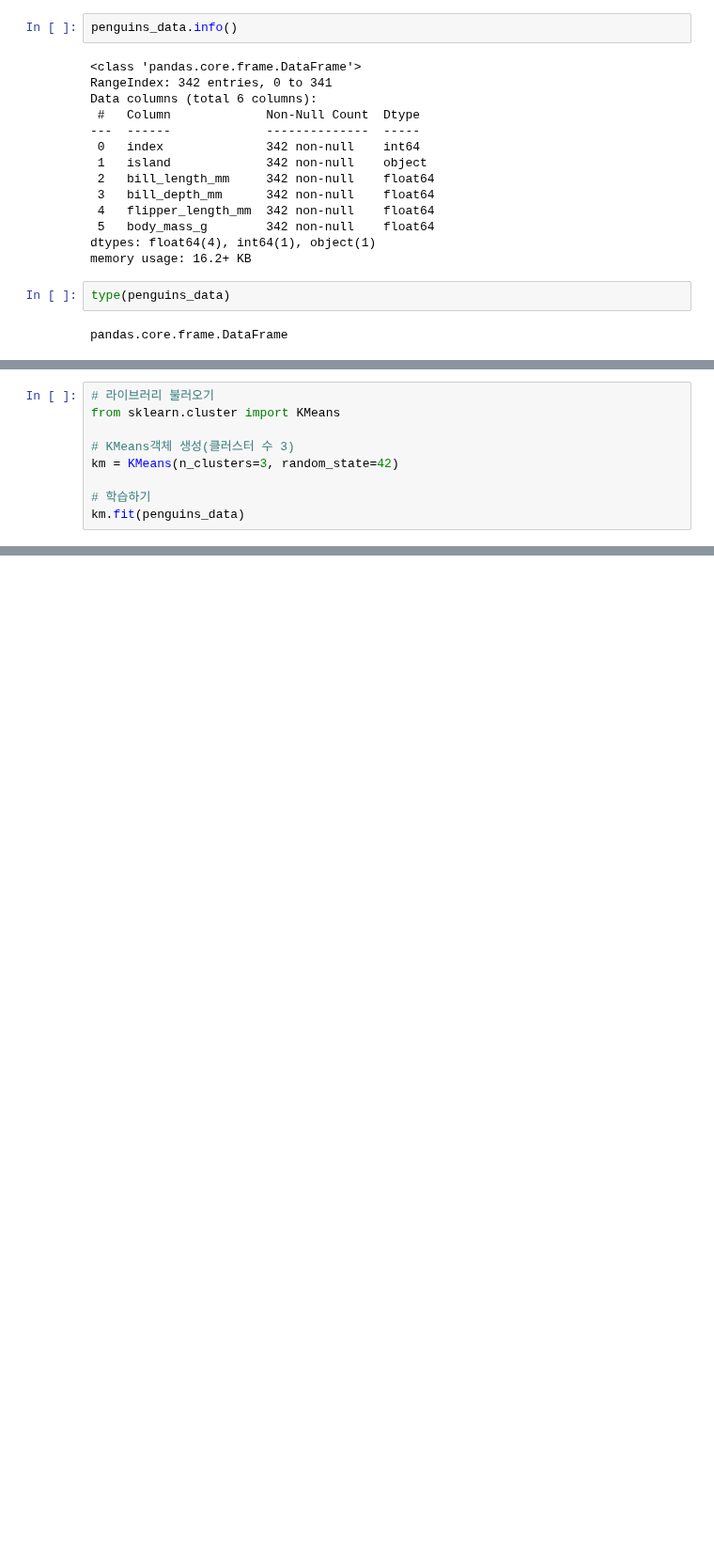
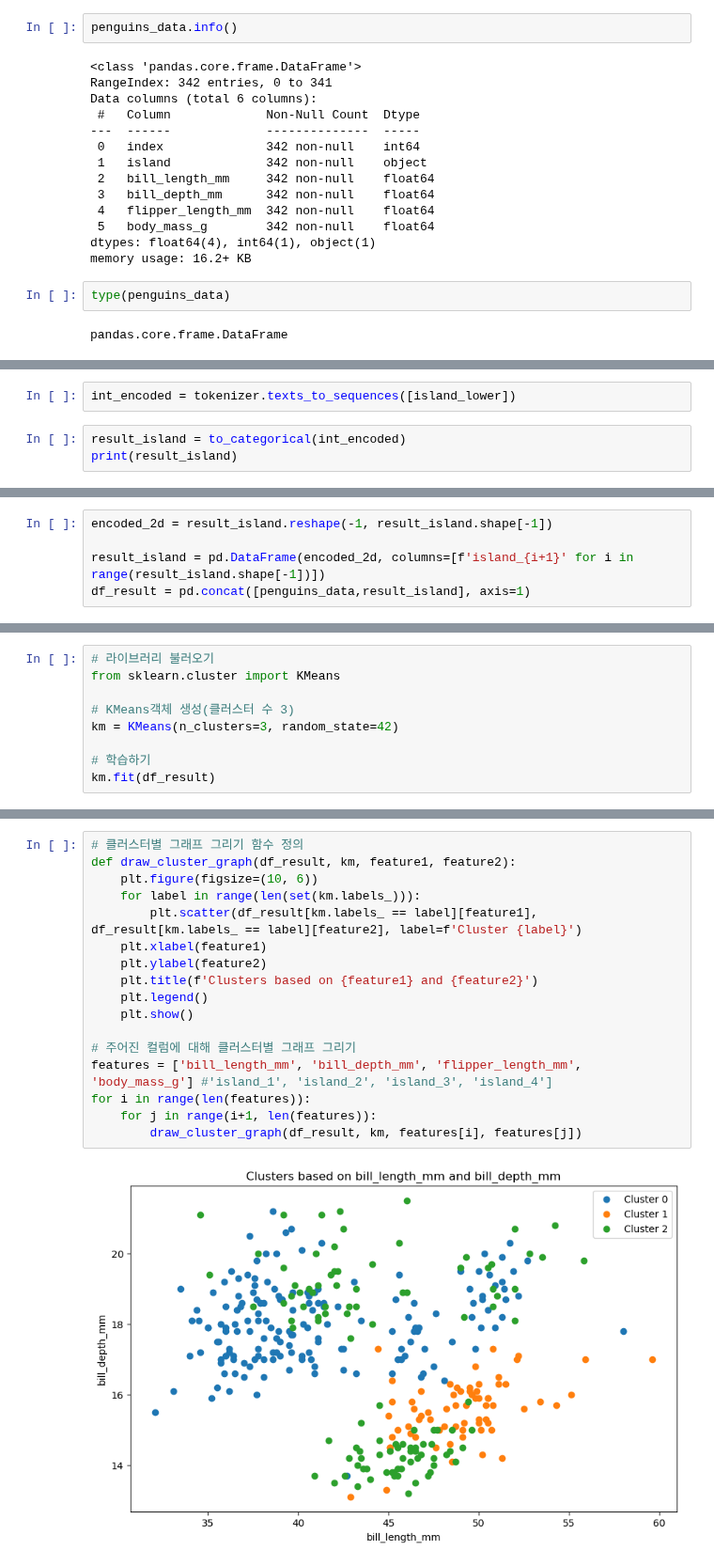
Before and after one commit to Worldofgentleken/ds_study, a Jupyter notebook: source_code/ML_penguins_prac.ipynb, the cells around one changed output, grey strips where cells are left out. Shown at 94% size. Cells and saved outputs as stored; diff of their text form; blank space fills up the shorter version.

```diff
--- a/source_code/ML_penguins_prac.ipynb
+++ b/source_code/ML_penguins_prac.ipynb
@@ -101,0 +113,5 @@ AttributeError: 'Series' object has no attribute 'lower'
+# %%
+int_encoded = tokenizer.texts_to_sequences([island_lower])
+# %%
+result_island = to_categorical(int_encoded)
+print(result_island)
@@ -101,0 +126,5 @@ AttributeError: 'Series' object has no attribute 'lower'
+# %%
+encoded_2d = result_island.reshape(-1, result_island.shape[-1])
+
+result_island = pd.DataFrame(encoded_2d, columns=[f'island_{i+1}' for i in range(result_island.shape[-1])])
+df_result = pd.concat([penguins_data,result_island], axis=1)
@@ -107,5 +151,5 @@ from sklearn.cluster import KMeans
 km = KMeans(n_clusters=3, random_state=42)
 
 # 학습하기
-km.fit(penguins_data)
+km.fit(df_result)
 # %% [output]
@@ -112,0 +180,19 @@ ValueError: could not convert string to float: 'Torgersen'
+# %%
+# 클러스터별 그래프 그리기 함수 정의
+def draw_cluster_graph(df_result, km, feature1, feature2):
+    plt.figure(figsize=(10, 6))
+    for label in range(len(set(km.labels_))):
+        plt.scatter(df_result[km.labels_ == label][feature1], df_result[km.labels_ == label][feature2], label=f'Cluster {label}')
+    plt.xlabel(feature1)
+    plt.ylabel(feature2)
+    plt.title(f'Clusters based on {feature1} and {feature2}')
+    plt.legend()
+    plt.show()
+
+# 주어진 컬럼에 대해 클러스터별 그래프 그리기
+features = ['bill_length_mm', 'bill_depth_mm', 'flipper_length_mm', 'body_mass_g'] #'island_1', 'island_2', 'island_3', 'island_4']
+for i in range(len(features)):
+    for j in range(i+1, len(features)):
+        draw_cluster_graph(df_result, km, features[i], features[j])
+# %% [output]
+[figure, added]
```
Also changed, not shown: parts of 29 cells of this notebook, 2 other files.
